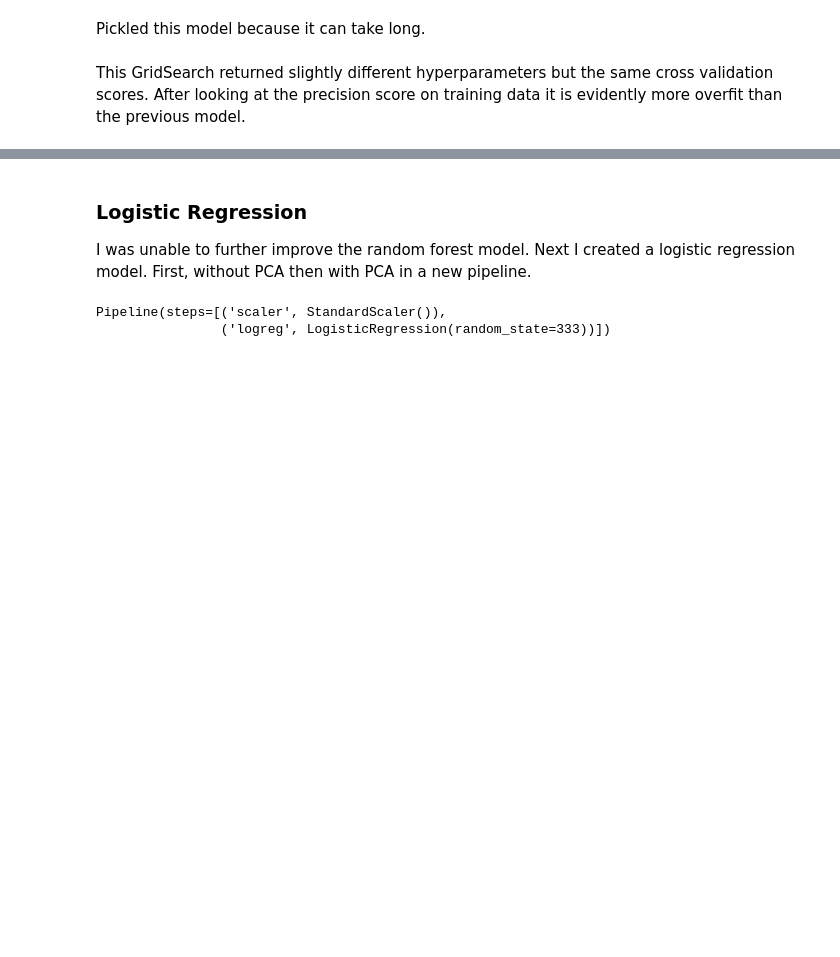
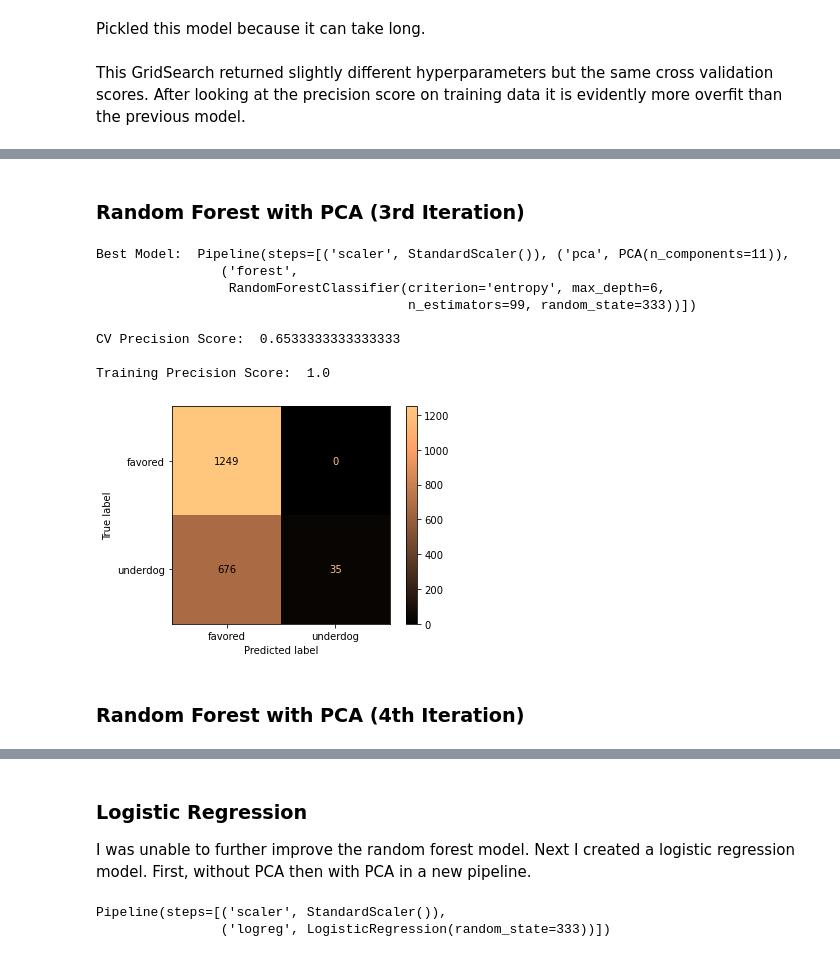
Before and after one commit to Ben-Gilbert333/Predicting_UFC_Winners, a Jupyter notebook: scratch_notebooks/scratch_notebook3.ipynb, the cells around one changed output, grey strips where cells are left out. Saved outputs shown, nothing was run; the diff lists cells and outputs as text; code cells hidden in the pictures; blank space fills up the shorter version.

Commit message:
more modeling

```diff
--- a/scratch_notebooks/scratch_notebook3.ipynb
+++ b/scratch_notebooks/scratch_notebook3.ipynb
@@ -484,6 +483,10 @@ def best_results(best_estimator):
     y_pred = best_estimator.predict(X_train)
     # Printing the training precision score
     print(f"Training Precision Score: ", precision_score(y_train, y_pred, pos_label='underdog'))
+
+    # Creating confusion matrix from training data
+    cf = confusion_matrix(y_train, y_pred)
+    ConfusionMatrixDisplay(cf, display_labels=['favored', 'underdog']).plot(cmap=plt.cm.copper)
 # %% [markdown]
 The GridSearch found n_estimators=150, max_depth=50, default class weights, and criterion='entropy' returned the best precision score. It improved quite dramtically for the first GridSearch. Precision went up by approximately 8%. This model is still very overfit to the training data.
 # %%
@@ -664,0 +672,2 @@ Training Precision Score:  1.0
+# %% [markdown]
+### Random Forest with PCA (3rd Iteration)
@@ -664,0 +686,18 @@ Training Precision Score:  1.0
+# %%
+# Loading in pickled model
+with open('../pickles/forest_grid_best5.pkl', 'rb') as f:
+    forest_grid_best5 = pickle.load(f)
+# %%
+best_results(forest_grid_best5)
+# %% [output]
+Best Model:  Pipeline(steps=[('scaler', StandardScaler()), ('pca', PCA(n_components=11)),
+                ('forest',
+                 RandomForestClassifier(criterion='entropy', max_depth=6,
+                                        n_estimators=99, random_state=333))])
+
+CV Precision Score:  0.6533333333333333
+
+Training Precision Score:  1.0
+[figure, added]
+# %% [markdown]
+### Random Forest with PCA (4th Iteration)
```
Also changed, not shown: parts of 44 cells of this notebook, 6 other files.
